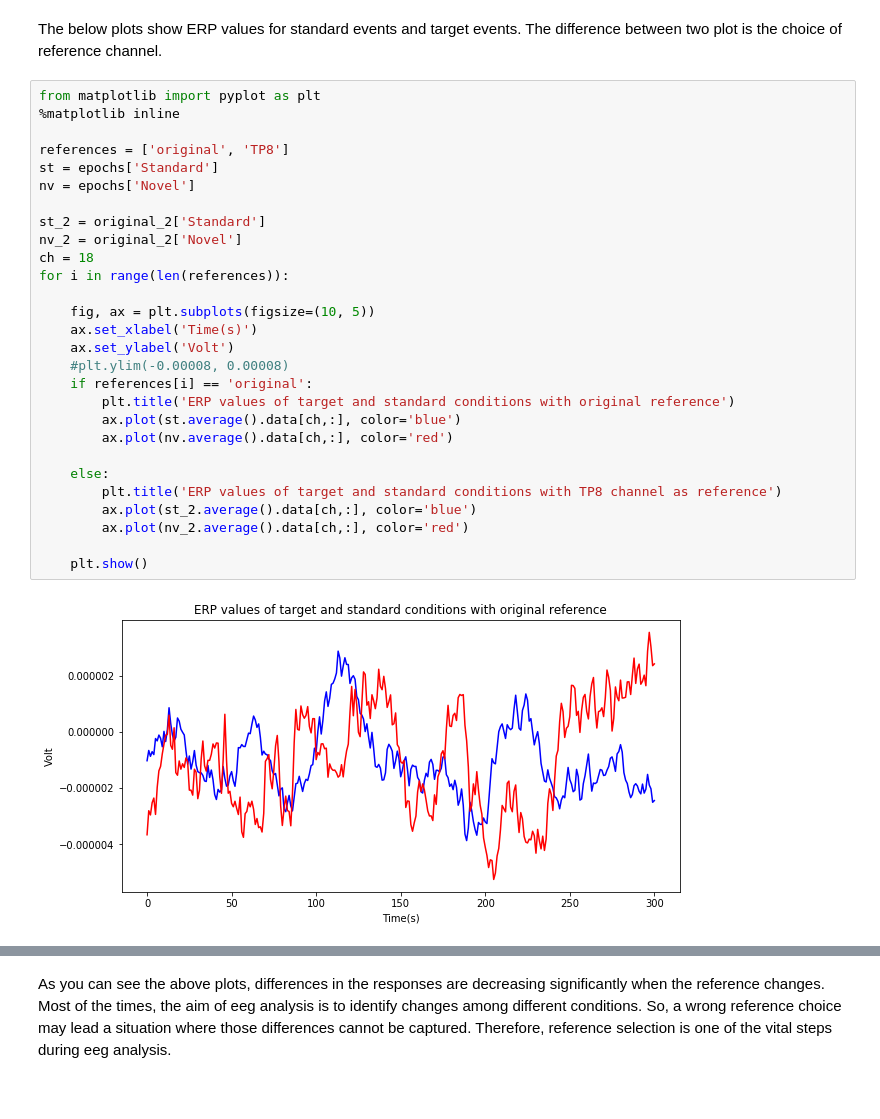
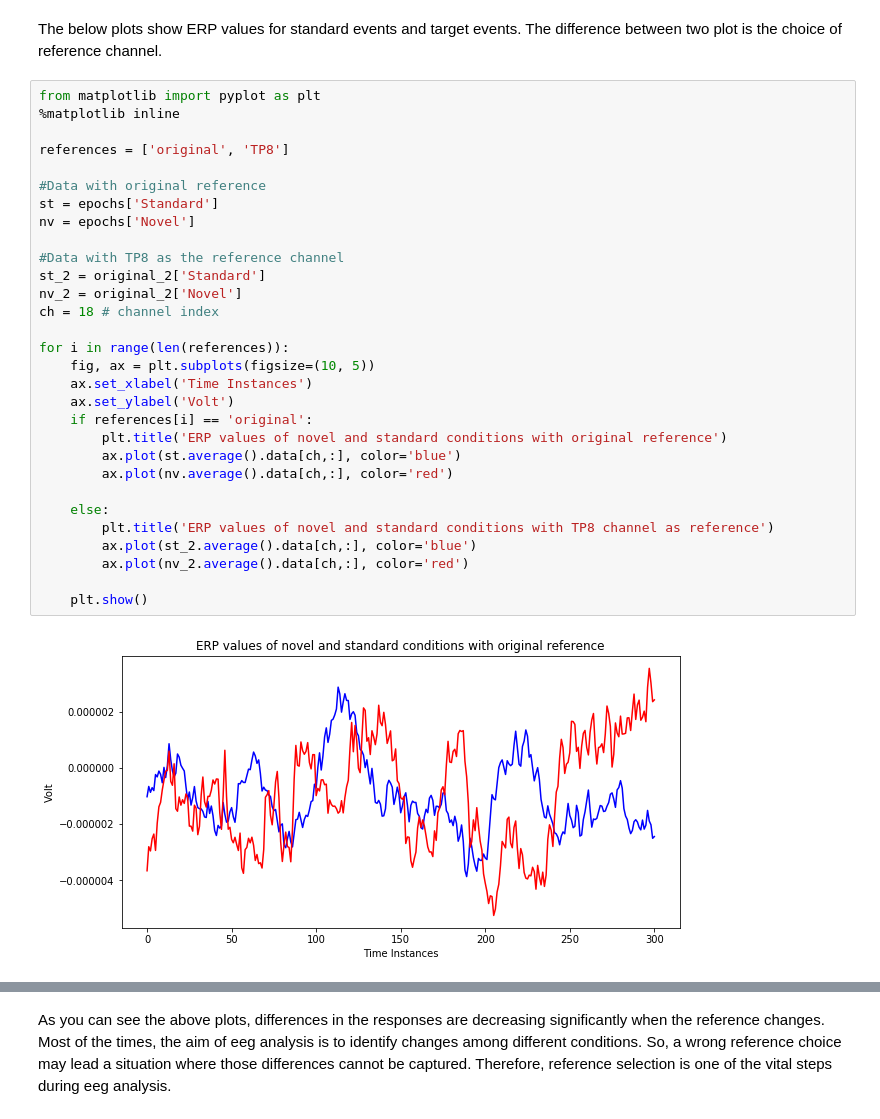
Before and after one commit to aath0/AlgorithmsNeuroscience, a Jupyter notebook: Tutorials/Referencing for EEG data.ipynb, the cells around one changed output, grey strips where cells are left out. Drawn from its saved outputs; the diff is of its cells as text.

```diff
--- a/Tutorials/Referencing for EEG data.ipynb
+++ b/Tutorials/Referencing for EEG data.ipynb
@@ -77,30 +77,32 @@ The below plots show ERP values for standard events and target events. The diffe
 # %%
 from matplotlib import pyplot as plt
 %matplotlib inline
 
 references = ['original', 'TP8']
+
+#Data with original reference
 st = epochs['Standard']
 nv = epochs['Novel']
 
+#Data with TP8 as the reference channel
 st_2 = original_2['Standard']
 nv_2 = original_2['Novel']
-ch = 18
+ch = 18 # channel index
+
 for i in range(len(references)):
-
     fig, ax = plt.subplots(figsize=(10, 5))
-    ax.set_xlabel('Time(s)')
+    ax.set_xlabel('Time Instances')
     ax.set_ylabel('Volt')
-    #plt.ylim(-0.00008, 0.00008)
     if references[i] == 'original':
-        plt.title('ERP values of target and standard conditions with original reference')
+        plt.title('ERP values of novel and standard conditions with original reference')
         ax.plot(st.average().data[ch,:], color='blue')
         ax.plot(nv.average().data[ch,:], color='red')
 
     else:
-        plt.title('ERP values of target and standard conditions with TP8 channel as reference')
+        plt.title('ERP values of novel and standard conditions with TP8 channel as reference')
         ax.plot(st_2.average().data[ch,:], color='blue')
         ax.plot(nv_2.average().data[ch,:], color='red')
 
     plt.show()
 # %% [output]
-[figure, old version]
+[figure, new version]
```
Also changed, not shown: parts of 1 cell of this notebook.
